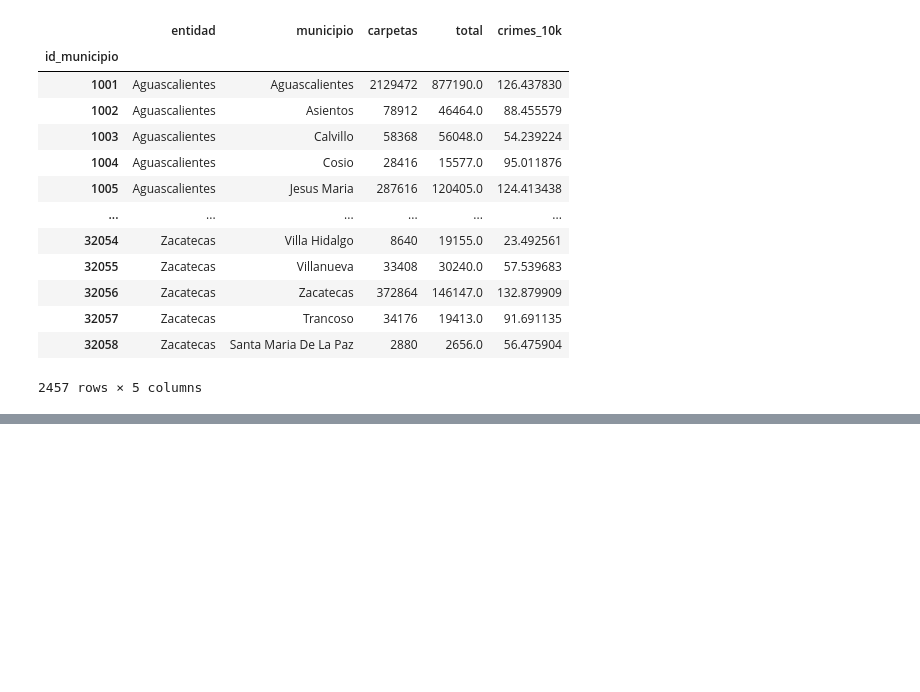
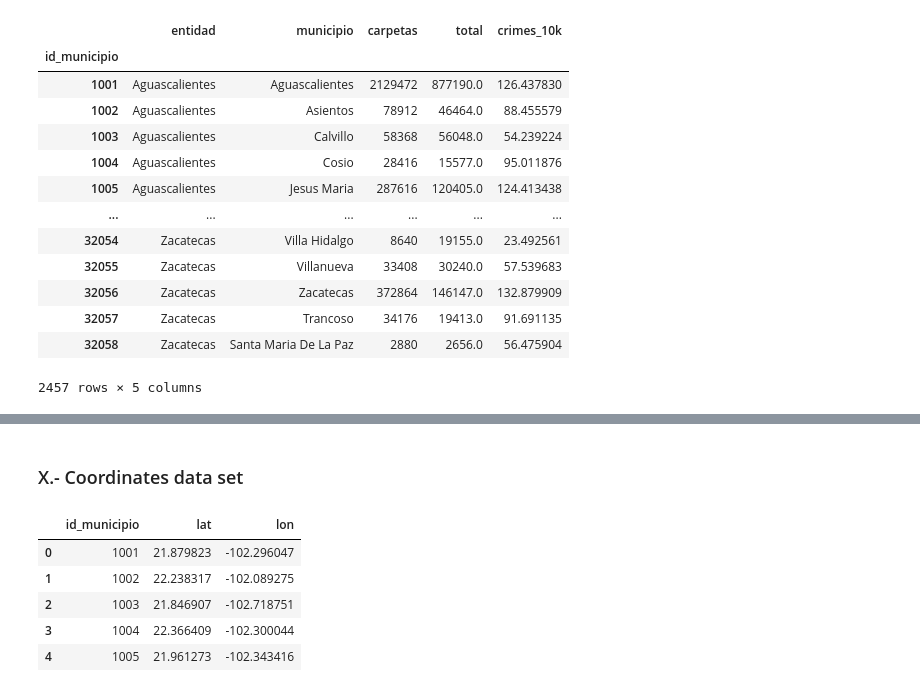
Before and after one commit to kevinmiguel97/Criminality-Analysis-Mexico, a Jupyter notebook: Crime_analysis.ipynb, the cells around one changed output, grey strips where cells are left out. Saved outputs shown, nothing was run; the diff lists cells and outputs as text; code cells hidden in the pictures; blank space fills up the shorter version.

```diff
--- a/Crime_analysis.ipynb
+++ b/Crime_analysis.ipynb
@@ -672,0 +672,13 @@ crimes_by_municipio
+# %% [markdown]
+### X.- Coordinates data set
+# %%
+# Imoorting location lat, lon dataset
+locations = pd.read_excel('data/coordenadas_municipios.xlsx')
+locations.head()
+# %% [output]
+|  | id_municipio | lat | lon |
+| 0 | 1001 | 21.879823 | -102.296047 |
+| 1 | 1002 | 22.238317 | -102.089275 |
+| 2 | 1003 | 21.846907 | -102.718751 |
+| 3 | 1004 | 22.366409 | -102.300044 |
+| 4 | 1005 | 21.961273 | -102.343416 |
```
Also changed, not shown: parts of 6 cells of this notebook.
